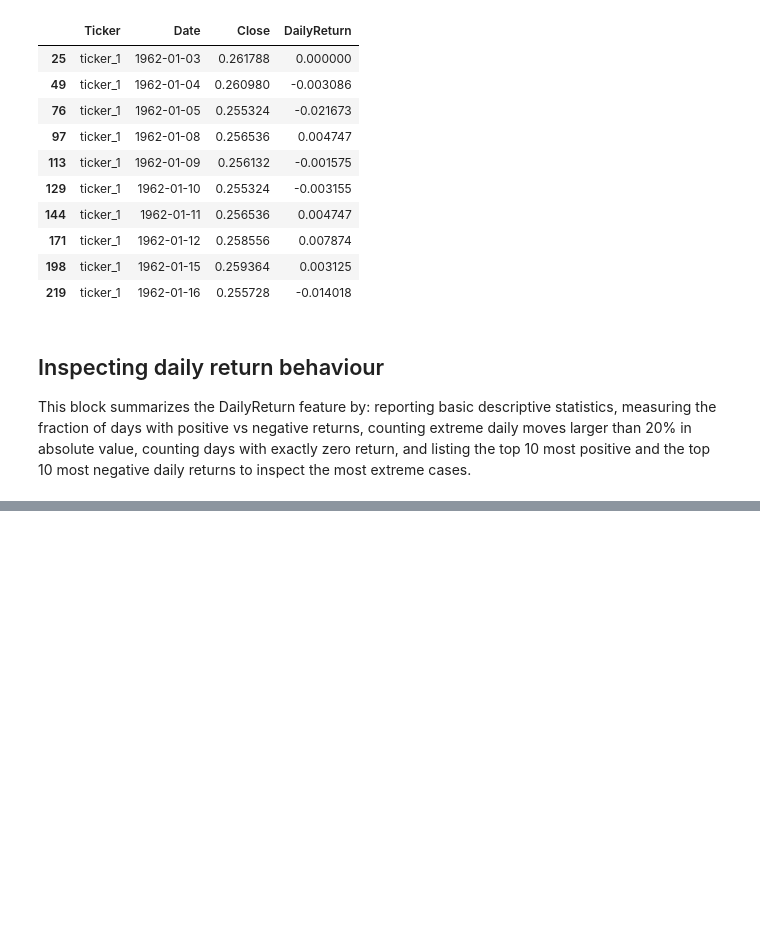
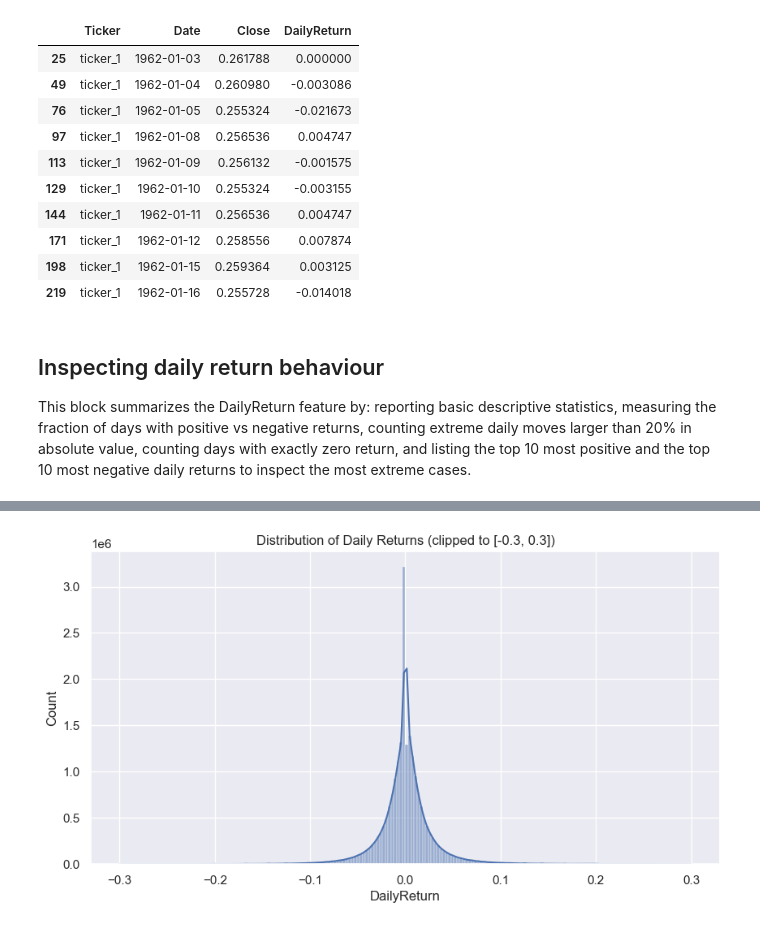
Before and after one commit to OnlyAbdullh/stock-trend-prediction, a Jupyter notebook: notebooks/price-returns-volatility.ipynb, the cells around one changed output, grey strips where cells are left out. Saved outputs shown, nothing was run; the diff lists cells and outputs as text; code cells hidden in the pictures; blank space fills up the shorter version.

Commit message:
Computing daily returns distribution.

```diff
--- a/notebooks/price-returns-volatility.ipynb
+++ b/notebooks/price-returns-volatility.ipynb
@@ -95,0 +108,19 @@ returns_df.nsmallest(10, "DailyReturn")
+# %%
+returns_df["DailyReturn"].describe()
+returns_df["DailyReturn"].abs().nlargest(10)
+
+returns_main = returns_df[returns_df["DailyReturn"].between(-0.3, 0.3)]
+
+plt.figure(figsize=(10, 5))
+sns.histplot(
+    data=returns_main,
+    x="DailyReturn",
+    bins=200,
+    kde=True,
+)
+plt.title("Distribution of Daily Returns (clipped to [-0.3, 0.3])")
+plt.xlabel("DailyReturn")
+plt.ylabel("Count")
+plt.show()
+# %% [output]
+[figure, added]
```
Also changed, not shown: parts of 2 cells of this notebook.
